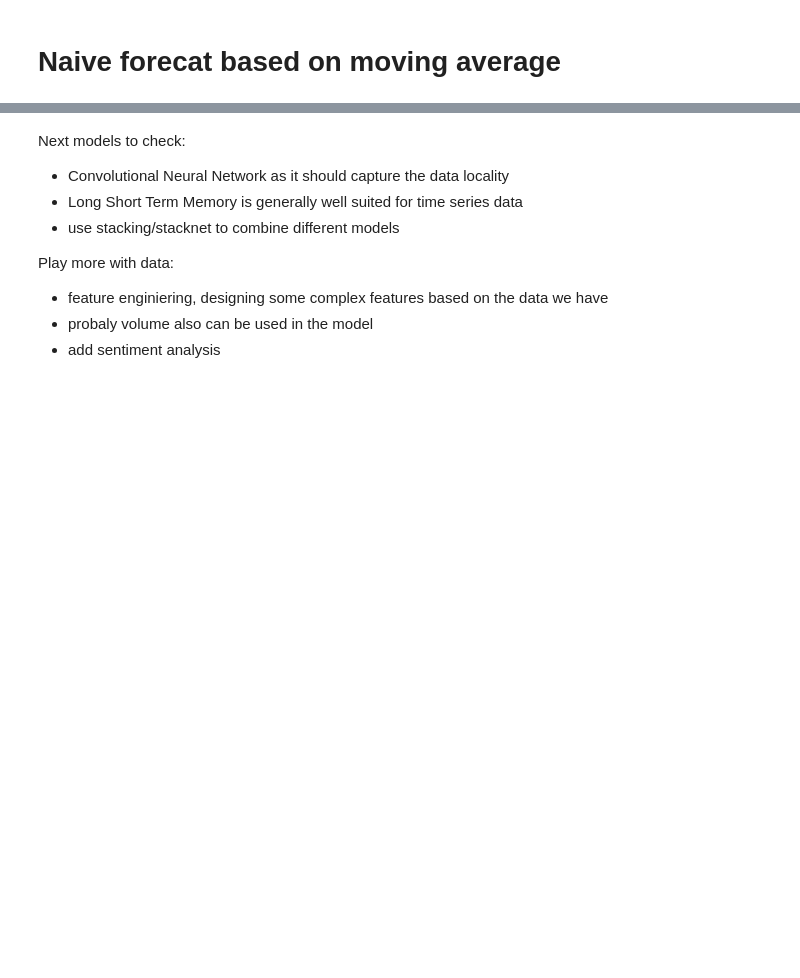
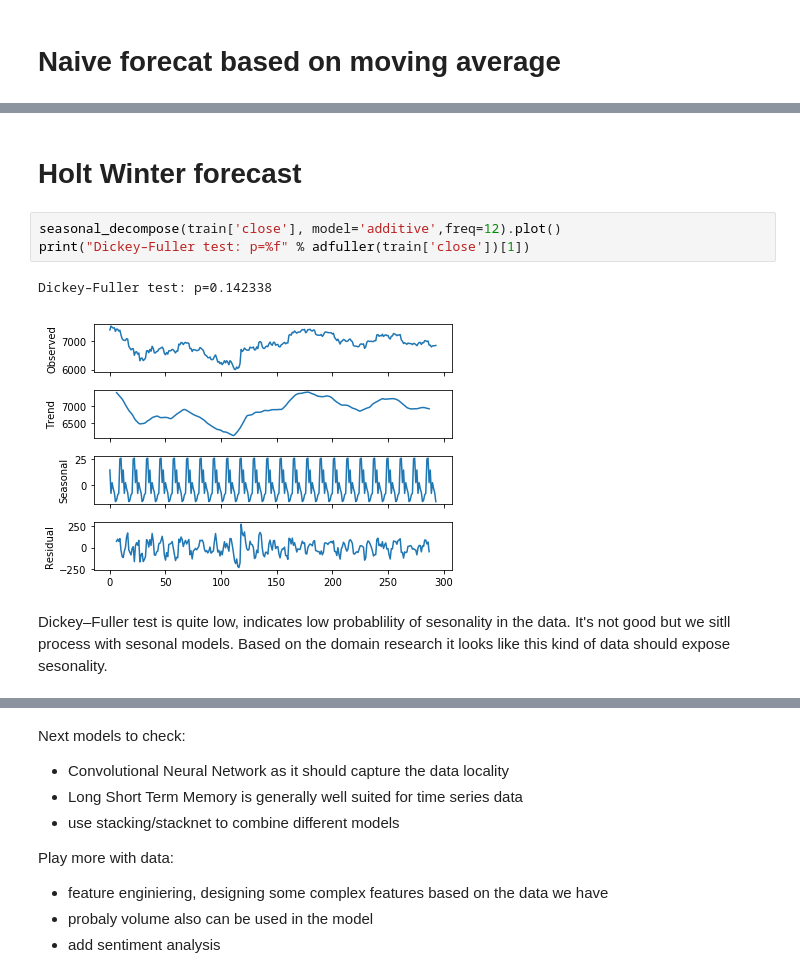
Before and after one commit to MarcinWylot/CryptocurrencyPricePredictor, a Jupyter notebook: ModelSelection.ipynb, the cells around one changed output, grey strips where cells are left out. Cells and saved outputs as stored; diff of their text form; blank space fills up the shorter version.

```diff
--- a/ModelSelection.ipynb
+++ b/ModelSelection.ipynb
@@ -66,3 +72,13 @@ RMSE: 86.83366876966633
+# %% [markdown]
+# Holt Winter forecast
+# %%
+seasonal_decompose(train['close'], model='additive',freq=12).plot()
+print("Dickey–Fuller test: p=%f" % adfuller(train['close'])[1])
+# %% [output]
+Dickey–Fuller test: p=0.142338
+[figure, added]
+# %% [markdown]
+Dickey–Fuller test is quite low, indicates low probablility of sesonality in the data. It's not good but we sitll process with sesonal models. Based on the domain research it looks like this kind of data should expose sesonality.
 # %%
 y = test.copy()
 
```
Also changed, not shown: parts of 8 cells of this notebook, 2 other files.
